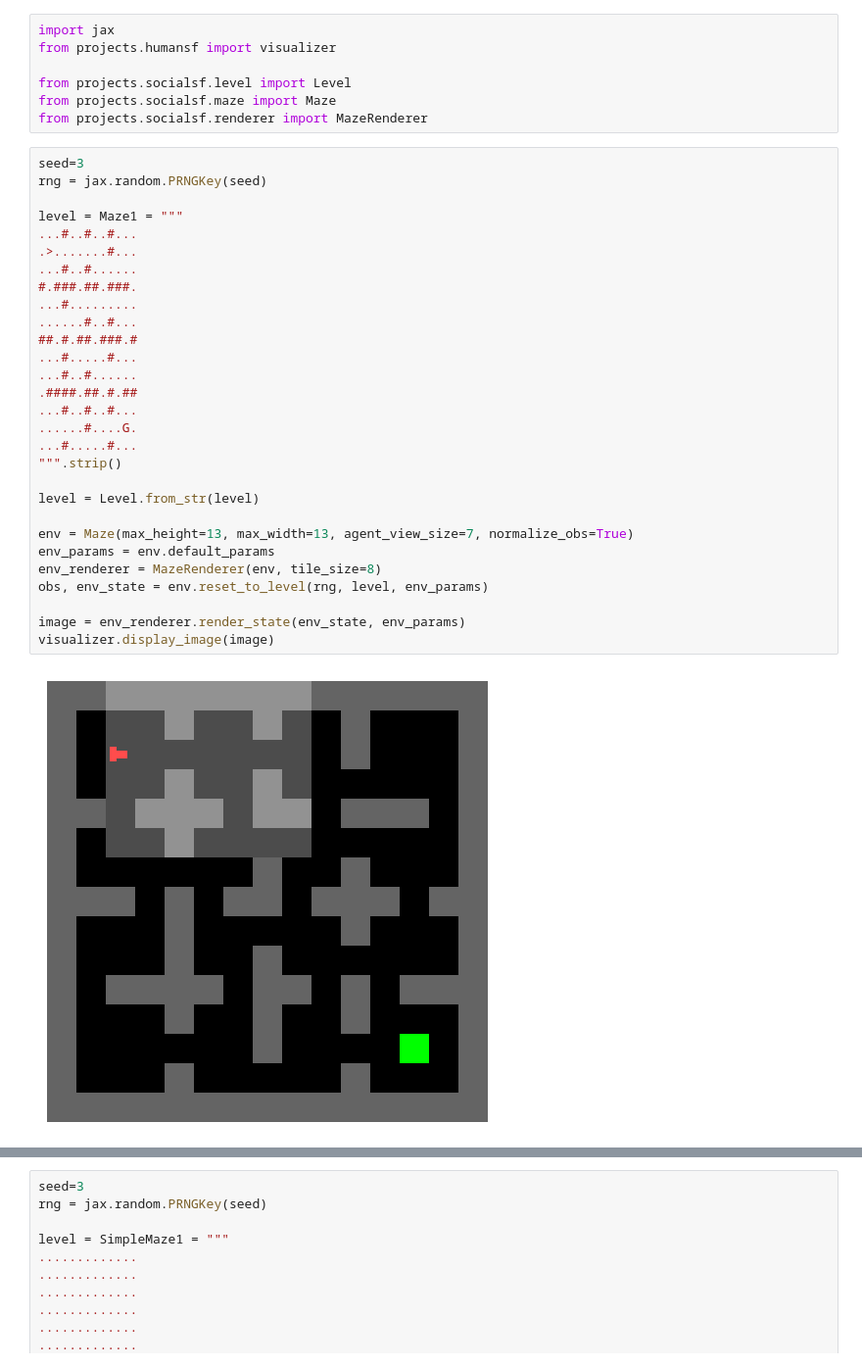
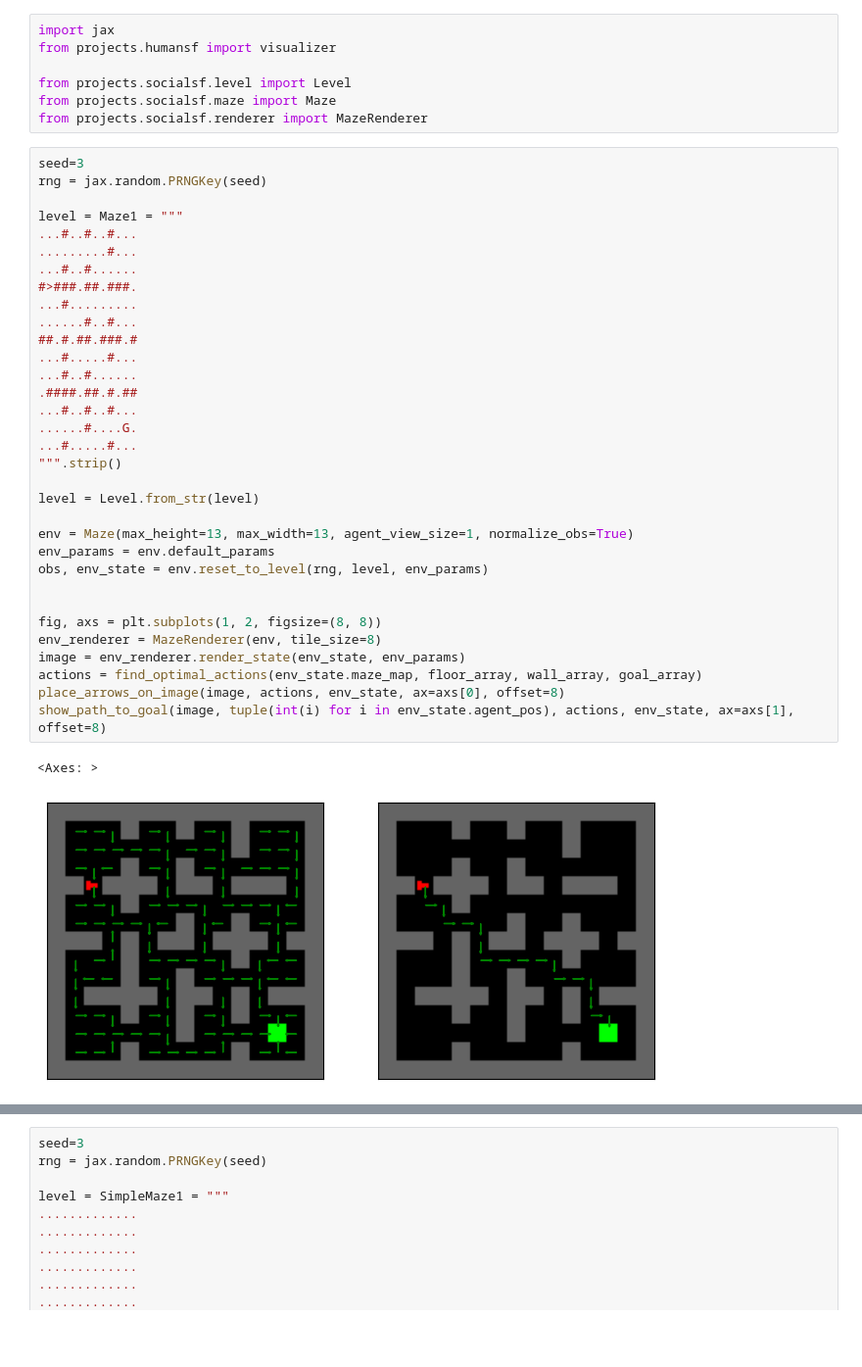
Before and after one commit to wcarvalho/jaxneurorl, a Jupyter notebook: projects/socialsf/maze-test.ipynb, the cells around one changed output, grey strips where cells are left out. Shown at 98% size. Saved outputs shown, nothing was run; the diff lists cells and outputs as text; blank space fills up the shorter version.

Commit message:
maze rending

```diff
--- a/projects/socialsf/maze-test.ipynb
+++ b/projects/socialsf/maze-test.ipynb
@@ -22,31 +22,36 @@ from projects.socialsf.renderer import MazeRenderer
 # %%
 seed=3
 rng = jax.random.PRNGKey(seed)
 
 level = Maze1 = """
 ...#..#..#...
-.>.......#...
+.........#...
 ...#..#......
-#.###.##.###.
+#>###.##.###.
 ...#.........
 ......#..#...
 ##.#.##.###.#
 ...#.....#...
 ...#..#......
 .####.##.#.##
 ...#..#..#...
 ......#....G.
 ...#.....#...
 """.strip()
 
 level = Level.from_str(level)
 
-env = Maze(max_height=13, max_width=13, agent_view_size=7, normalize_obs=True)
+env = Maze(max_height=13, max_width=13, agent_view_size=1, normalize_obs=True)
 env_params = env.default_params
-env_renderer = MazeRenderer(env, tile_size=8)
 obs, env_state = env.reset_to_level(rng, level, env_params)
 
+
+fig, axs = plt.subplots(1, 2, figsize=(8, 8))
+env_renderer = MazeRenderer(env, tile_size=8)
 image = env_renderer.render_state(env_state, env_params)
-visualizer.display_image(image)
+actions = find_optimal_actions(env_state.maze_map, floor_array, wall_array, goal_array)
+place_arrows_on_image(image, actions, env_state, ax=axs[0], offset=8)
+show_path_to_goal(image, tuple(int(i) for i in env_state.agent_pos), actions, env_state, ax=axs[1], offset=8)
 # %% [output]
+<Axes: >
-[figure, old version]
+[figure, new version]
```
Also changed, not shown: parts of 3 cells of this notebook, 2 other files.
